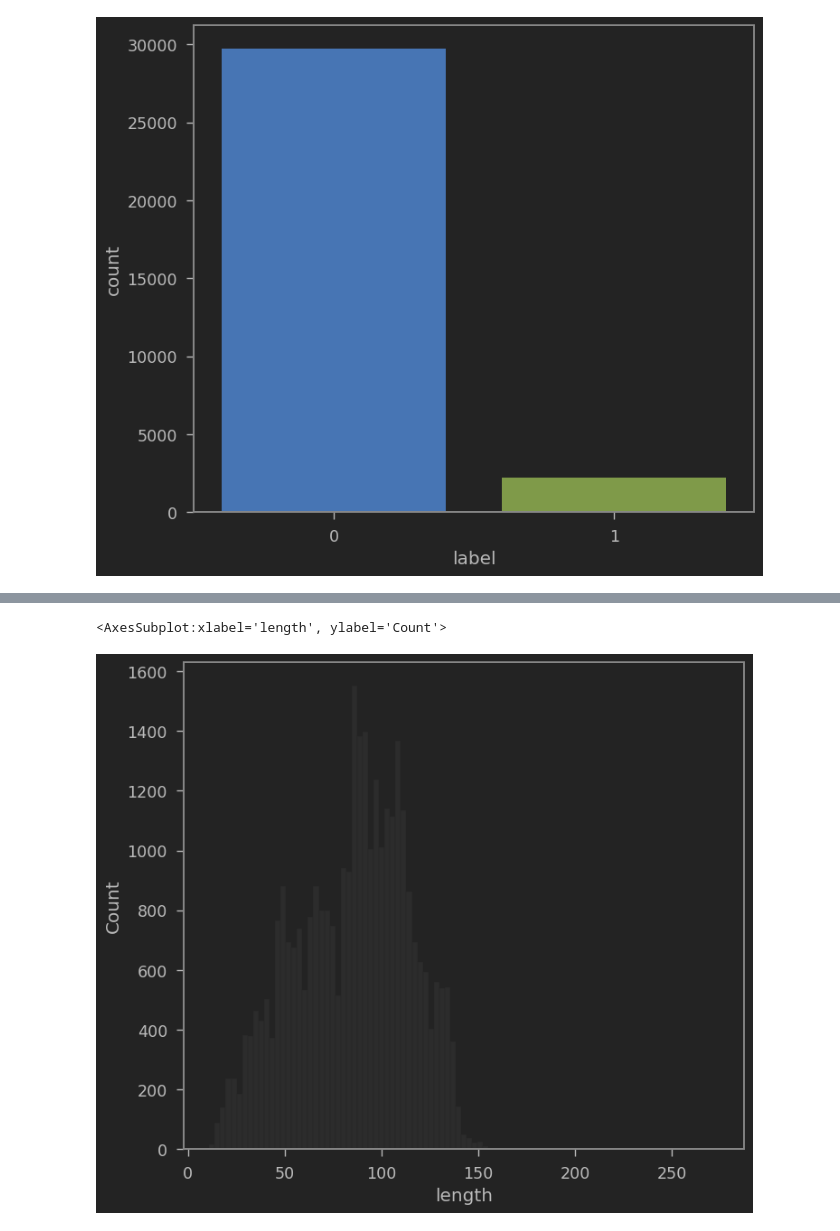
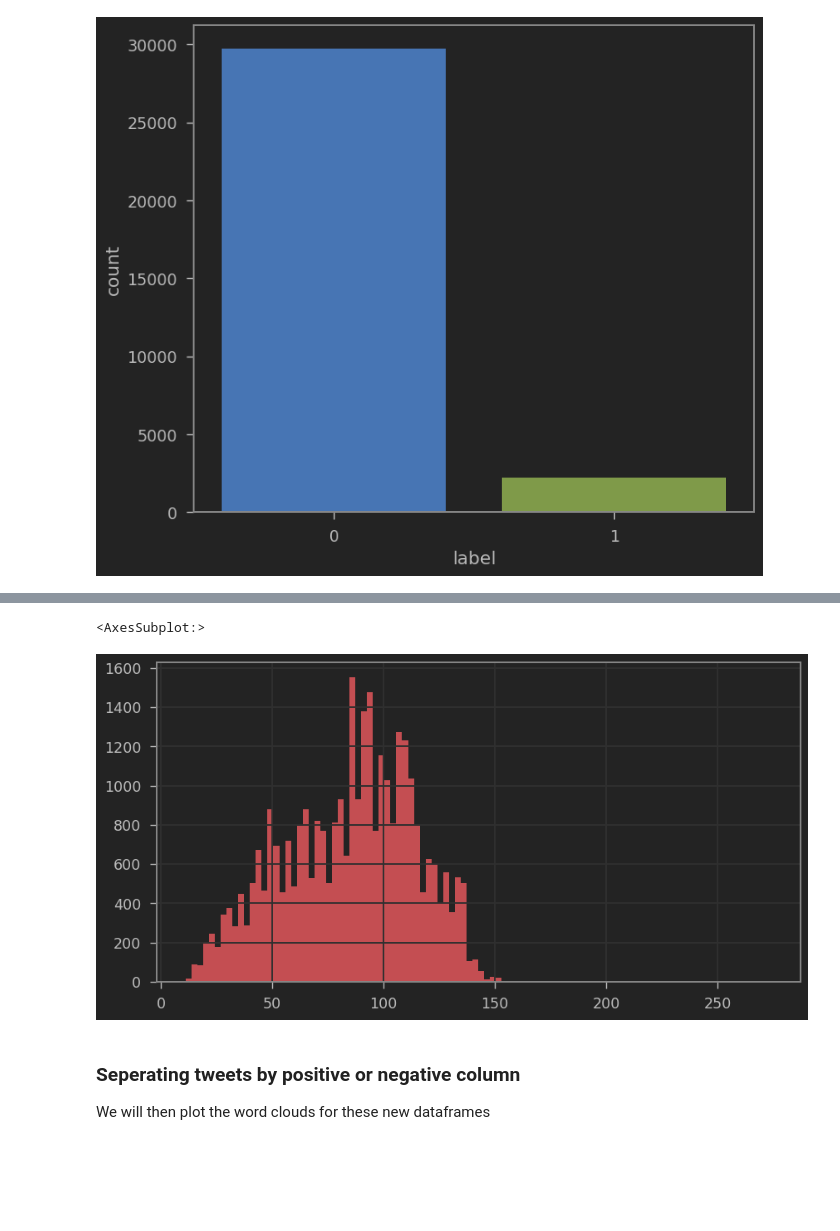
Before and after one commit to mitzu-93/twitter-sentiment, a Jupyter notebook: sentiment-analysis.ipynb, the cells around one changed output, grey strips where cells are left out. Cells and saved outputs as stored; diff of their text form; code cells hidden in the pictures; blank space fills up the shorter version.

```diff
--- a/sentiment-analysis.ipynb
+++ b/sentiment-analysis.ipynb
@@ -150,6 +149,9 @@ twitter_df[twitter_df['length']==84]
 # %%
 #histogram of the length column
-sns.histplot(twitter_df['length'])
+twitter_df['length'].hist(bins=100, figsize=(10,5), color='r')
 # %% [output]
-<AxesSubplot:xlabel='length', ylabel='Count'>
+<AxesSubplot:>
-[figure, old version]
+[figure, new version]
+# %% [markdown]
+### Seperating tweets by positive or negative column
+<p>We will then plot the word clouds for these new dataframes</p>
```
Also changed, not shown: parts of 12 cells of this notebook.
